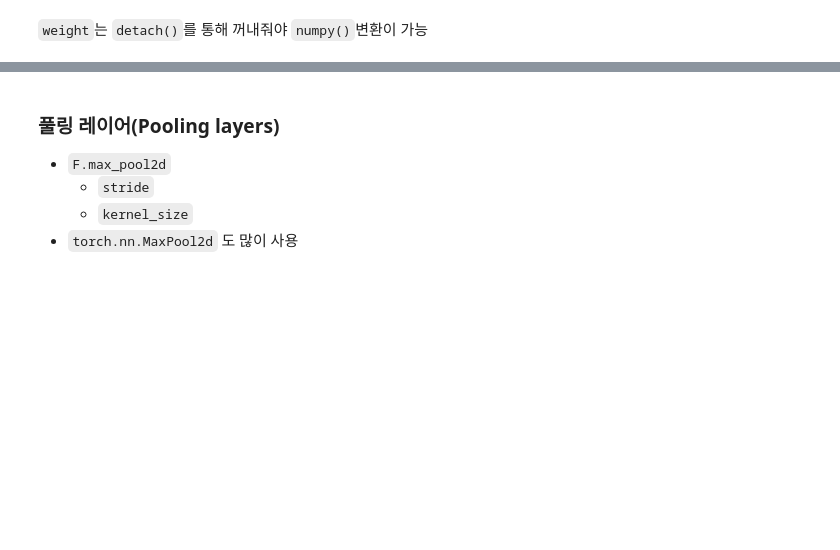
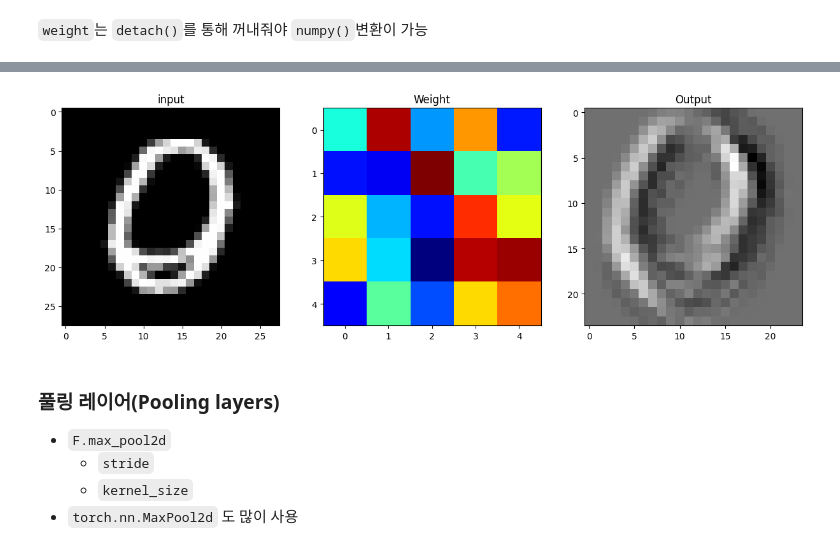
Before and after one commit to doogun/deep-learning-from-scratch, a Jupyter notebook: _6_파이토치(PyTorch)_한번에_끝내기_ipynb의_사본.ipynb, the cells around one changed output, grey strips where cells are left out. Drawn from its saved outputs; the diff is of its cells as text; code cells hidden in the pictures; blank space fills up the shorter version.

```diff
--- a/_6_파이토치(PyTorch)_한번에_끝내기_ipynb의_사본.ipynb
+++ b/_6_파이토치(PyTorch)_한번에_끝내기_ipynb의_사본.ipynb
@@ -284,3 +1109,26 @@ https://pytorch.org/docs/stable/nn.html
+# %%
+import numpy as np
+
+input_data = torch.unsqueeze(images[0], dim=0)
+print(input_data.size())
+
+output_data = layer(input_data)  # 이 부분에서 layer를 사용하여 output을 생성한다고 가정합니다.
+output_arr = output_data.detach().numpy()  # torch.Tensor.numpy()를 사용하여 NumPy 배열로 변환합니다.
+print(output_arr.shape)   #[1,1,28,28] 흑백사진 한장을 의미
+# %%
+plt.figure(figsize=(15,30))
+plt.subplot(131)
+plt.title('input')
+plt.imshow(input_image, 'gray')
+plt.subplot(132)
+plt.title("Weight")
+plt.imshow(weight[0, 0, :, :],'jet')
+plt.subplot(133)
+plt.title("Output")
+plt.imshow(output_arr[0, 0, :, :], 'gray')
+plt.show()   #인풋이 가중치를 통과 시켜 아웃풋이 되는과정 시각화
+# %% [output]
+[figure, added]
 # %% [markdown]
 ### 풀링 레이어(Pooling layers)
 
```
Also changed, not shown: parts of 94 cells of this notebook.
